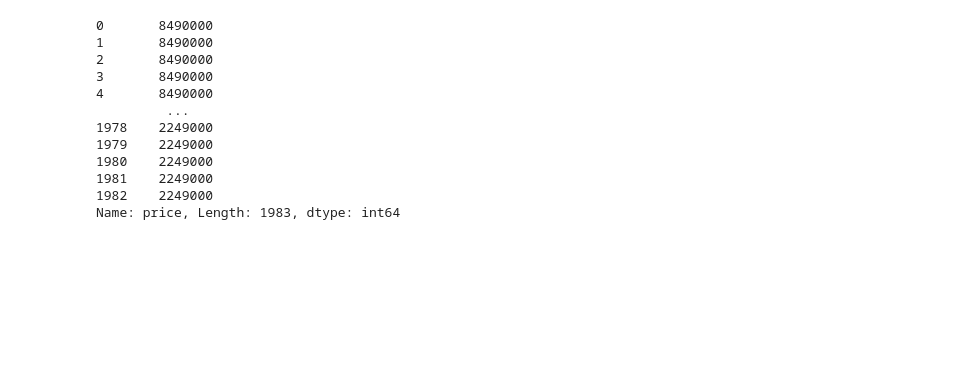
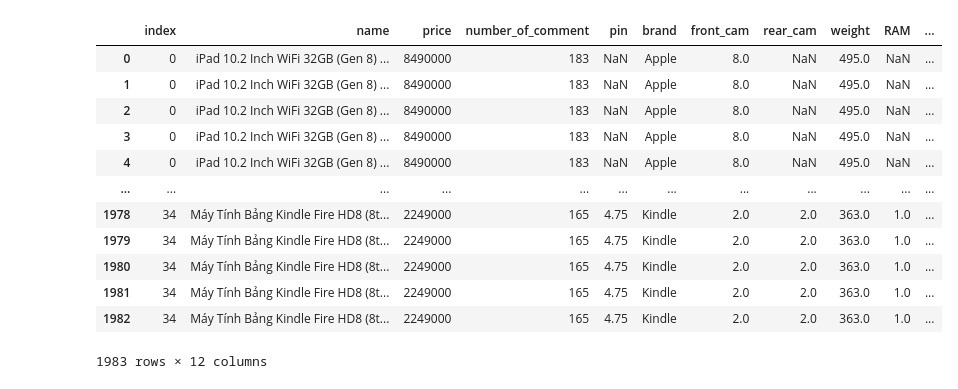
Before and after one commit to ngoclp2000/Introduction_To_Data_Science, a Jupyter notebook: DataCleaning.ipynb, the cells around one changed output. Drawn from its saved outputs; the diff is of its cells as text; code cells hidden in the pictures; blank space fills up the shorter version.

```diff
--- a/DataCleaning.ipynb
+++ b/DataCleaning.ipynb
@@ -67,20 +66,21 @@ reading_table
 # %%
-# table
-table = pd.read_csv('./data/phone_and_table/table.csv')
-table.price
+# tablet
+tablet = pd.read_csv('./data/phone_and_tablet/tablet.csv')
+tablet
 # %% [output]
+|  | index | name | price | number_of_comment | pin | brand | front_cam | rear_cam | weight | RAM | ... |
+| 0 | 0 | iPad 10.2 Inch WiFi 32GB (Gen 8) ... | 8490000 | 183 | NaN | Apple | 8.0 | NaN | 495.0 | NaN | ... |
+| 1 | 0 | iPad 10.2 Inch WiFi 32GB (Gen 8) ... | 8490000 | 183 | NaN | Apple | 8.0 | NaN | 495.0 | NaN | ... |
+| 2 | 0 | iPad 10.2 Inch WiFi 32GB (Gen 8) ... | 8490000 | 183 | NaN | Apple | 8.0 | NaN | 495.0 | NaN | ... |
+| 3 | 0 | iPad 10.2 Inch WiFi 32GB (Gen 8) ... | 8490000 | 183 | NaN | Apple | 8.0 | NaN | 495.0 | NaN | ... |
+| 4 | 0 | iPad 10.2 Inch WiFi 32GB (Gen 8) ... | 8490000 | 183 | NaN | Apple | 8.0 | NaN | 495.0 | NaN | ... |
+| ... | ... | ... | ... | ... | ... | ... | ... | ... | ... | ... | ... |
+| 1978 | 34 | Máy Tính Bảng Kindle Fire HD8 (8t... | 2249000 | 165 | 4.75 | Kindle | 2.0 | 2.0 | 363.0 | 1.0 | ... |
+| 1979 | 34 | Máy Tính Bảng Kindle Fire HD8 (8t... | 2249000 | 165 | 4.75 | Kindle | 2.0 | 2.0 | 363.0 | 1.0 | ... |
+| 1980 | 34 | Máy Tính Bảng Kindle Fire HD8 (8t... | 2249000 | 165 | 4.75 | Kindle | 2.0 | 2.0 | 363.0 | 1.0 | ... |
+| 1981 | 34 | Máy Tính Bảng Kindle Fire HD8 (8t... | 2249000 | 165 | 4.75 | Kindle | 2.0 | 2.0 | 363.0 | 1.0 | ... |
+| 1982 | 34 | Máy Tính Bảng Kindle Fire HD8 (8t... | 2249000 | 165 | 4.75 | Kindle | 2.0 | 2.0 | 363.0 | 1.0 | ... |
-0       8490000
-1       8490000
-2       8490000
-3       8490000
-4       8490000
-         ...
-1978    2249000
-1979    2249000
-1980    2249000
-1981    2249000
-1982    2249000
-Name: price, Length: 1983, dtype: int64
+1983 rows × 12 columns
 # %%
 ## Camera
 camera = pd.read_csv('./data/camera/camera.csv')
```
Also changed, not shown: parts of 8 cells of this notebook, 24 other files.
